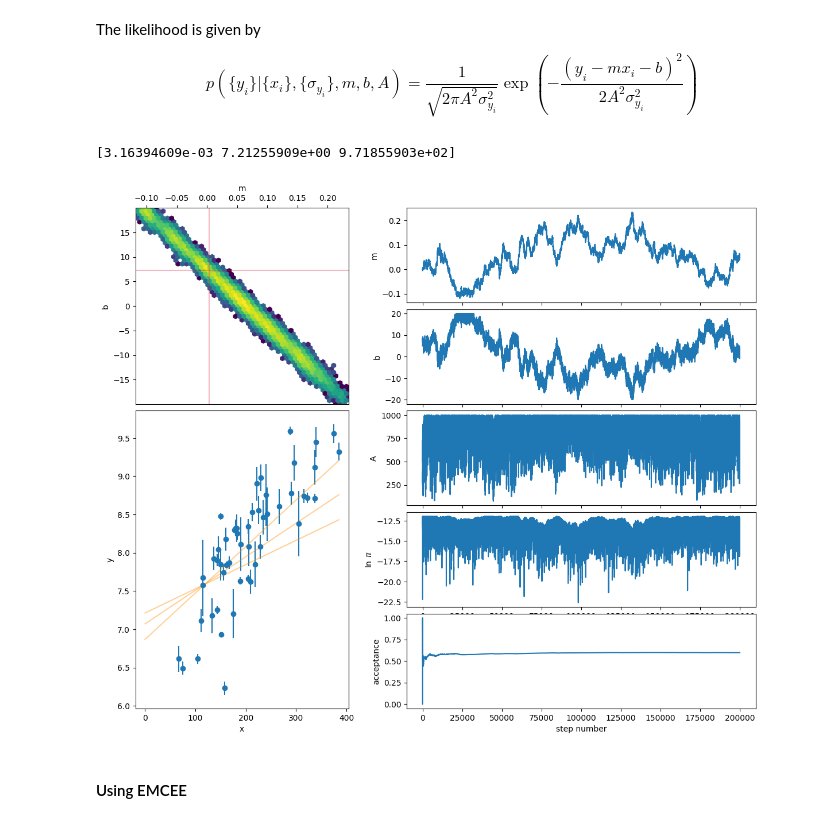
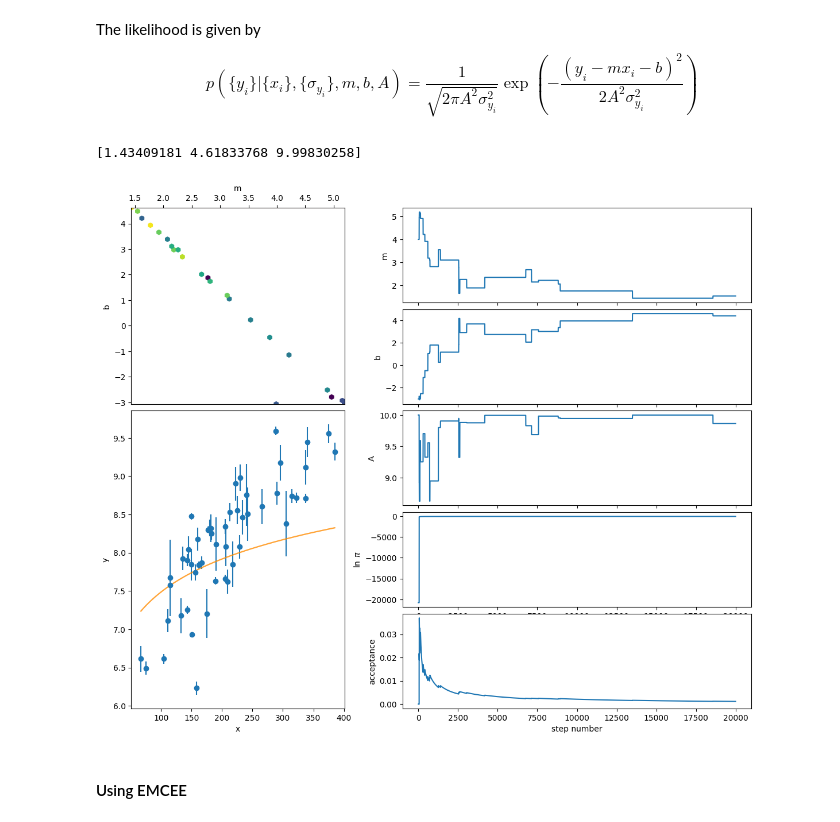
Before and after one commit to theheokboi/DATA_SCI-421, a Jupyter notebook: FinalTemplate.ipynb, the cells around one changed output. Cells and saved outputs as stored; diff of their text form; code cells hidden in the pictures.

```diff
--- a/FinalTemplate.ipynb
+++ b/FinalTemplate.ipynb
@@ -126,19 +114,15 @@ $$p(\{y_i\}|\{x_i\}, \{\sigma_{y_i}\}, m, b, A) = \frac{1}{\sqrt{2\pi A^2 \sigma
 # %%
 def lnlikelihood(theta, y, x, y_unc):
     m, b, A = theta # unpack model parameters from theta
-    model_preds = m*x + b # compute model predictions for each x value
+    model_preds = m*np.log10(x) + b # compute model predictions for each x value
     lnl = -1 * np.sum( (y - model_preds)**2/(2*(A**2)*(y_unc**2)) ) # compute the log likelihood
-
     return lnl
 
 def lnprior(theta):
-    m, b, A = theta # unpack model parameters from theta
-
-    if (-2 <= m <= 2) and (-20 <= b <= 20) and (0 <= A <= 1000):
-        lnp = np.log(1/4) + np.log(1/40) + np.log(1/1000)
-    else:
-        lnp = -np.inf # complete
-    return lnp
+  alpha, beta, A = theta
+  if -10.0 < alpha < 10.0 and -10.0 < beta < 10.0 and (0 <= A <= 10):
+      return np.log(1/20) + np.log(1/20) + np.log(1/10)
+  return -np.inf
 
 def lnposterior(theta, y, x, y_unc):
     lnp = lnprior(theta) # compute the log prior
@@ -230,42 +214,50 @@ def plot_mh_summary(theta_0, cov, nsteps, y_obs, x, y_unc):
     #     ax2.plot([0,max(x)], pos[draw,1] + pos[draw,0]*np.array([0, max(x)]),
     #              'DarkOrange', alpha=0.4)
     for (_pos, _) in top_10:
-        ax2.plot([0,max(x)], _pos[1] + _pos[0]*np.array([0, max(x)]), 'DarkOrange', alpha=0.4)
+        x_axis = np.linspace(min(x), max(x), 1000)
+        y_axis = _pos[0]*np.log10(x_axis) + _pos[1]
+        ax2.plot(x_axis, y_axis, 'DarkOrange', alpha=0.4)
+
+
+
+
+
+        # ax2.plot([0,max(x)], np.log10((_pos[0]*np.linspace(0.1, max(x), 1000))  +_pos[1], 'DarkOrange', alpha=0.4)
     ax2.set_xlabel('x')
     ax2.set_ylabel('y')
 
     ax3.plot(pos[:,0])
     ax3.set_ylabel('m')
 
     ax4.plot(pos[:,1])
     ax4.set_ylabel('b')
 
     ax5.plot(pos[:,2])
     ax5.set_ylabel('A')
 
     ax6.plot(lnpost)
     ax6.set_ylabel('$\ln \; \pi$')
 
     ax7.plot(acc)
     ax7.set_ylabel('acceptance')
     ax7.set_xlabel('step number')
     plt.setp(ax3.get_xticklabels(), visible=False)
     plt.setp(ax4.get_xticklabels(), visible=False)
     plt.setp(ax5.get_xticklabels(), visible=False)
 
     fig.tight_layout()
     fig.subplots_adjust(top=0.93, left=0.09, right=0.99, hspace=0.07, wspace=0.75)
 
     return pos, lnpost, acc
 
-starting_m_b = (0, 5, 500)
-cov = (0.001, 1, 50)
+starting_m_b = (4, -3, 10)
+cov = (1, 1, 1)
 
 # pos, lnpost, acc = mh_mcmc(starting_m_b, cov, 2000, y, x, y_unc)
-pos, lnpost, acc = plot_mh_summary(starting_m_b, cov, 200000, M_BH, sigma, M_BH_unc)
+pos, lnpost, acc = plot_mh_summary(starting_m_b, cov, 20000, M_BH, sigma, M_BH_unc)
 # %% [output]
-[3.16394609e-03 7.21255909e+00 9.71855903e+02]
+[1.43409181 4.61833768 9.99830258]
-[figure, old version]
+[figure, new version]
 # %% [markdown]
 #### Using EMCEE
 # %%
```
Also changed, not shown: parts of 4 cells of this notebook.
